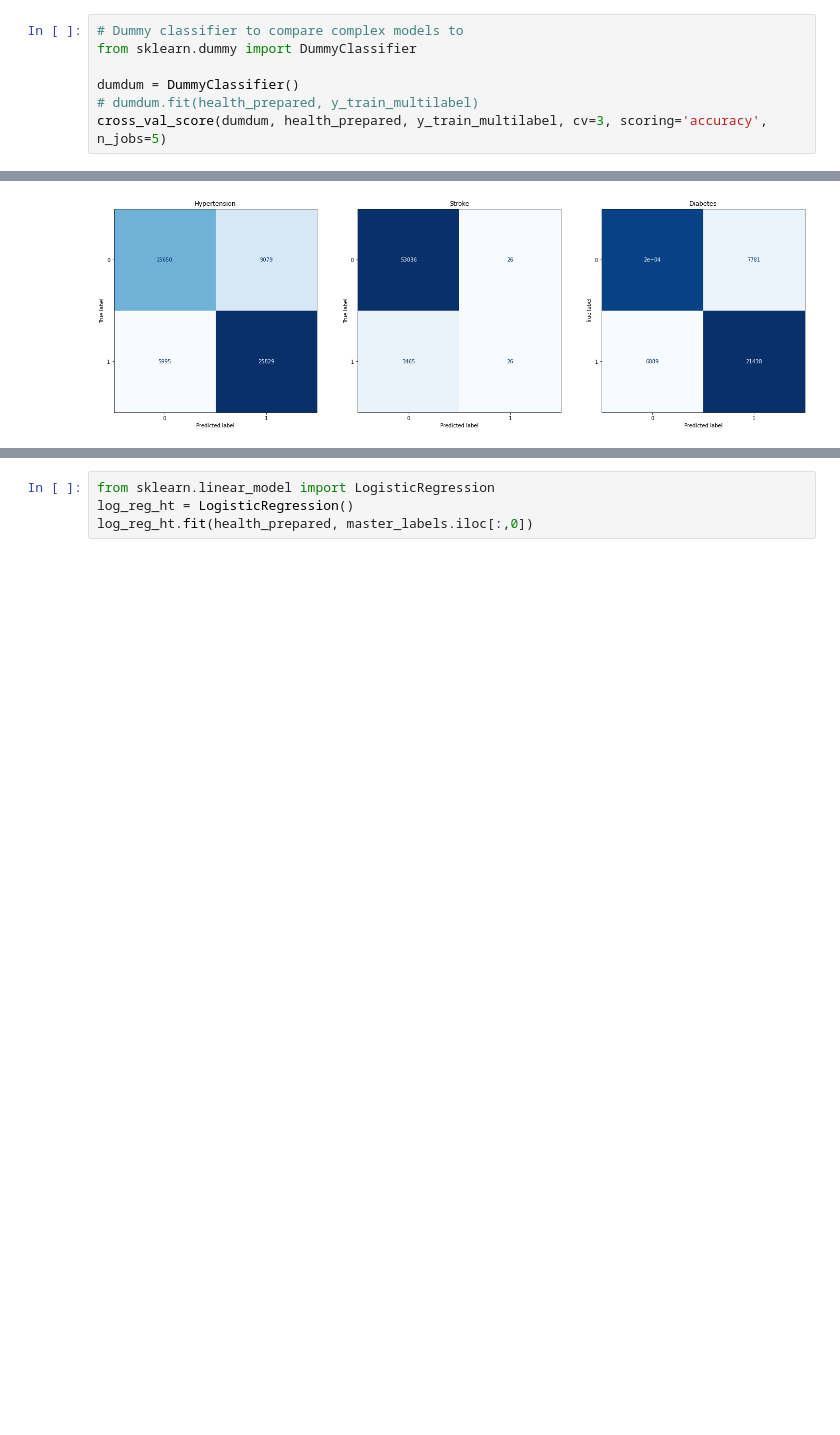
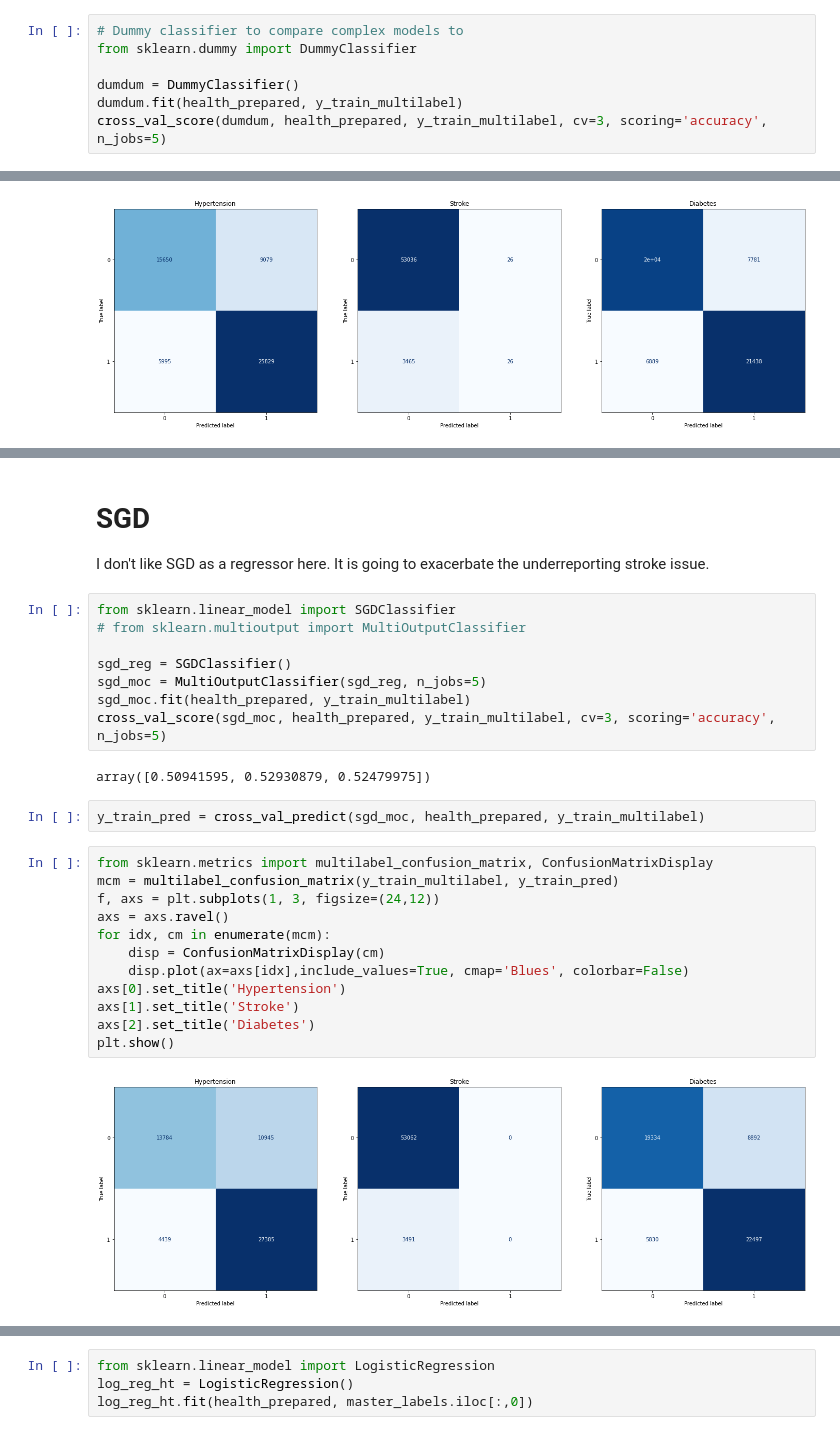
Before and after one commit to CharlesPizza/HealthRiskAssessment, a Jupyter notebook: Health Prediction.ipynb, the cells around one changed output, grey strips where cells are left out. Drawn from its saved outputs; the diff is of its cells as text; blank space fills up the shorter version.

```diff
--- a/Health Prediction.ipynb
+++ b/Health Prediction.ipynb
@@ -520,7 +543,7 @@ array([0.53726593, 0.53318126, 0.53217336])
 from sklearn.dummy import DummyClassifier
 
 dumdum = DummyClassifier()
-# dumdum.fit(health_prepared, y_train_multilabel)
+dumdum.fit(health_prepared, y_train_multilabel)
 cross_val_score(dumdum, health_prepared, y_train_multilabel, cv=3, scoring='accuracy', n_jobs=5)
 # %% [output]
 array([0.33860273, 0.33573816, 0.17495093])
@@ -580,0 +577,29 @@ plt.show()
+# %% [markdown]
+# SGD
+I don't like SGD as a regressor here. It is going to exacerbate the underreporting stroke issue.
+# %%
+from sklearn.linear_model import SGDClassifier
+# from sklearn.multioutput import MultiOutputClassifier
+
+sgd_reg = SGDClassifier()
+sgd_moc = MultiOutputClassifier(sgd_reg, n_jobs=5)
+sgd_moc.fit(health_prepared, y_train_multilabel)
+cross_val_score(sgd_moc, health_prepared, y_train_multilabel, cv=3, scoring='accuracy', n_jobs=5)
+# %% [output]
+array([0.50941595, 0.52930879, 0.52479975])
+# %%
+y_train_pred = cross_val_predict(sgd_moc, health_prepared, y_train_multilabel)
+# %%
+from sklearn.metrics import multilabel_confusion_matrix, ConfusionMatrixDisplay
+mcm = multilabel_confusion_matrix(y_train_multilabel, y_train_pred)
+f, axs = plt.subplots(1, 3, figsize=(24,12))
+axs = axs.ravel()
+for idx, cm in enumerate(mcm):
+    disp = ConfusionMatrixDisplay(cm)
+    disp.plot(ax=axs[idx],include_values=True, cmap='Blues', colorbar=False)
+axs[0].set_title('Hypertension')
+axs[1].set_title('Stroke')
+axs[2].set_title('Diabetes')
+plt.show()
+# %% [output]
+[figure, added]
```
Also changed, not shown: parts of 75 cells of this notebook.
